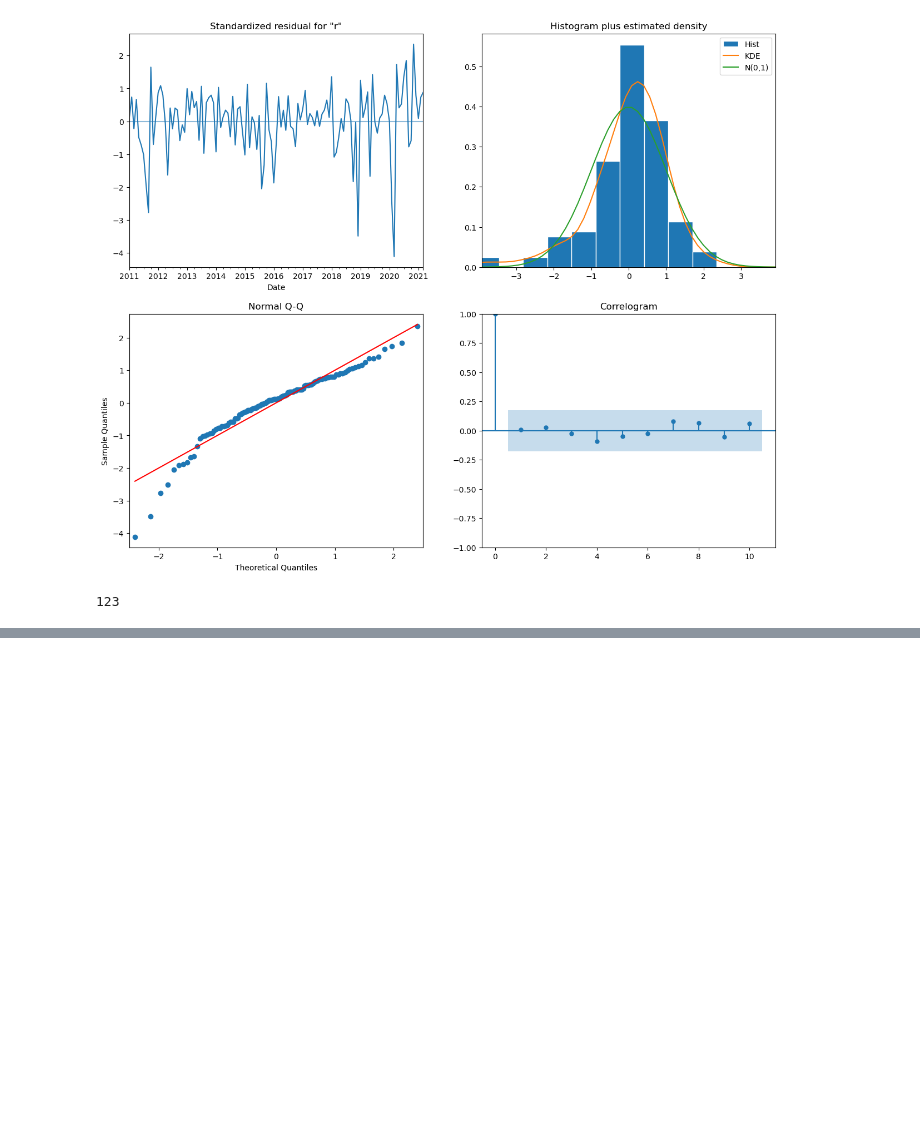
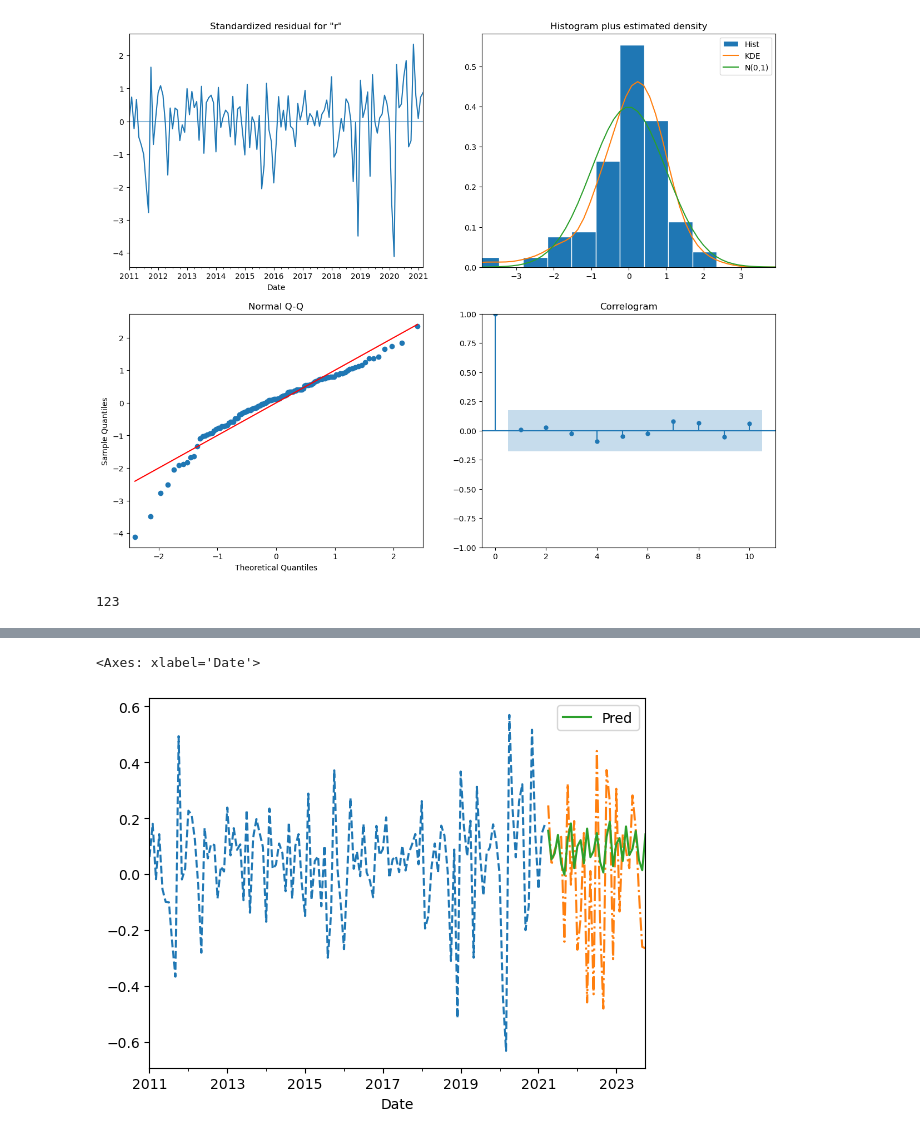
Before and after one commit to Revansh1894/Finance-projects, a Jupyter notebook: time series.ipynb, the cells around one changed output, grey strips where cells are left out. Cells and saved outputs as stored; diff of their text form; code cells hidden in the pictures; blank space fills up the shorter version.

```diff
--- a/time series.ipynb
+++ b/time series.ipynb
@@ -231,0 +281,14 @@ ma1_results
+# %%
+df_pr=pd.DataFrame(df['returns'])
+#ds_pr.reset_index(inplace=True)
+# ds_pr.rename(columns={"Date":"ds"},inplace=True)
+# ds_pr['ds']=pd.to_datetime(ds_pr['ds'])
+df_pr['ds']=df_pr.index.astype(str)
+df_pr['ds']=pd.to_datetime(df_pr['ds'])
+df_pr.rename(columns={"returns":"y"},inplace=True)
+# %%
+train,test=train_test_split(df_pr,test_size=0.2,shuffle=False)
+m = Prophet()
+m.fit(train)
+future = m.make_future_dataframe(periods=len(test),freq='M')
+prophet_pred = m.predict(future)
@@ -231,0 +302,4 @@ ma1_results
+# %%
+prophetpred=pd.DataFrame({"Pred" : prophet_pred[-len(test):]["yhat"]})
+prophetpred.index=test.index
+prophetpred.head()
@@ -231,0 +314,7 @@ ma1_results
+# %%
+train['y'].plot(linestyle="--")
+test['y'].plot(linestyle="-.")
+prophetpred['Pred'].plot(linestyle="-",legend=True)
+# %% [output]
+<Axes: xlabel='Date'>
+[figure, added]
```
Also changed, not shown: parts of 24 cells of this notebook.
